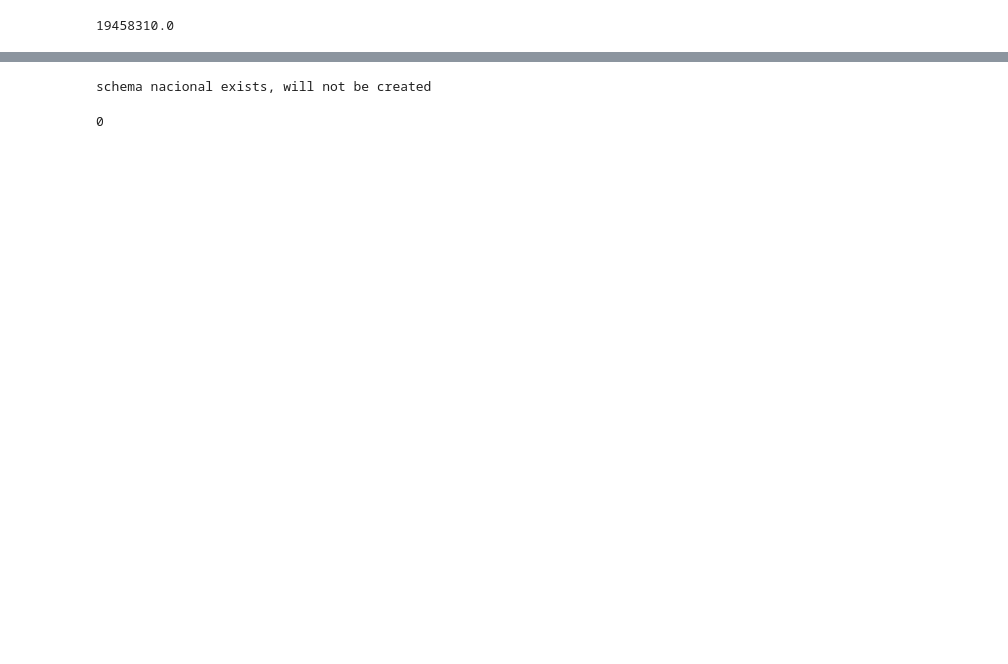
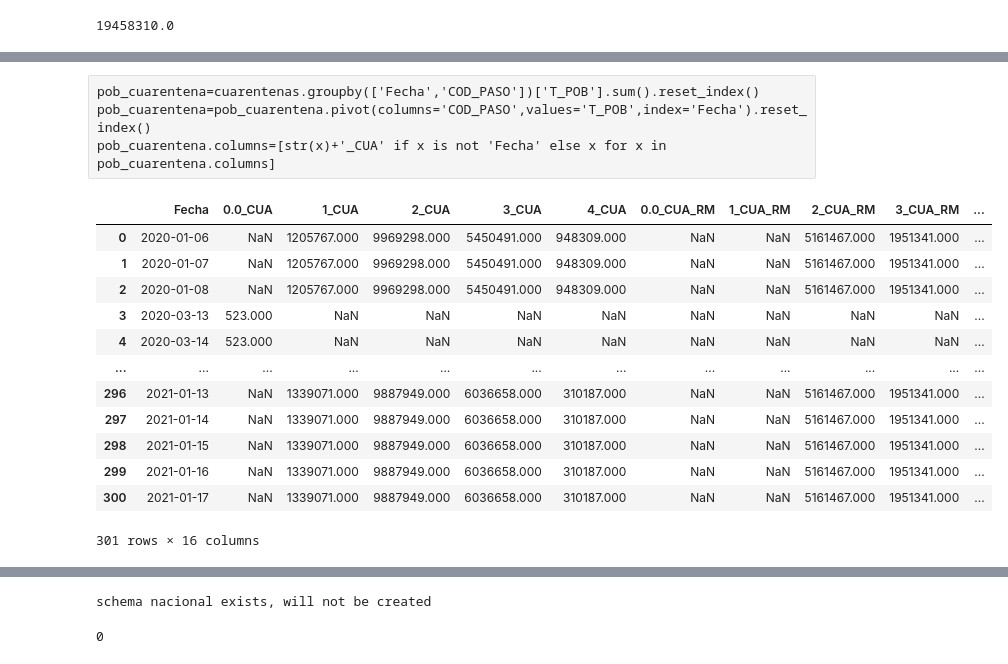
Before and after one commit to panchohumeres/dynamo-covid, a Jupyter notebook: ETL/consolidado_nacional.ipynb, the cells around one changed output, grey strips where cells are left out. Drawn from its saved outputs; the diff is of its cells as text; code cells hidden in the pictures; blank space fills up the shorter version.

```diff
--- a/ETL/consolidado_nacional.ipynb
+++ b/ETL/consolidado_nacional.ipynb
@@ -183,0 +221,5 @@ minsal=minsal.merge(arm,how='left',on='Fecha').merge(nrm,how='left',on='Fecha').
+# %%
+#cuarentenas
+s="cuarentenas"
+n="cuarentenas"
+cuarentenas=pd.read_sql_table(n, con=cnx,schema=s)
@@ -184,3 +242,33 @@ minsal=minsal.merge(arm,how='left',on='Fecha').merge(nrm,how='left',on='Fecha').
+# %% [raw]
+pob_cuarentena=cuarentenas.groupby(['Fecha','COD_PASO'])['T_POB'].sum().reset_index()
+pob_cuarentena=pob_cuarentena.pivot(columns='COD_PASO',values='T_POB',index='Fecha').reset_index()
+pob_cuarentena.columns=[str(x)+'_CUA' if x is not 'Fecha' else x for x in pob_cuarentena.columns]
+# %%
+pob_cuarentena_rm=cuarentenas[cuarentenas['REG']=='Metropolitana de Santiago'].groupby(['Fecha','COD_PASO'])['T_POB'].sum().reset_index()
+pob_cuarentena_rm=pob_cuarentena_rm.pivot(columns='COD_PASO',values='T_POB',index='Fecha').reset_index()
+pob_cuarentena_rm.columns=[str(x)+'_CUA_RM' if x is not 'Fecha' else x for x in pob_cuarentena_rm.columns]
+# %%
+pob_cuarentena_rCH=cuarentenas[cuarentenas['REG']!='Metropolitana de Santiago'].groupby(['Fecha','COD_PASO'])['T_POB'].sum().reset_index()
+pob_cuarentena_rCH=pob_cuarentena_rCH.pivot(columns='COD_PASO',values='T_POB',index='Fecha').reset_index()
+pob_cuarentena_rCH.columns=[str(x)+'_CUA_RCH' if x is not 'Fecha' else x for x in pob_cuarentena_rCH.columns]
+# %%
+pob_cuarentena=pob_cuarentena.merge(pob_cuarentena_rm,on='Fecha',how='outer').merge(pob_cuarentena_rCH,on='Fecha',how='outer')
+# %%
+pob_cuarentena
+# %% [output]
+|  | Fecha | 0.0_CUA | 1_CUA | 2_CUA | 3_CUA | 4_CUA | 0.0_CUA_RM | 1_CUA_RM | 2_CUA_RM | 3_CUA_RM | ... |
+| 0 | 2020-01-06 | NaN | 1205767.000 | 9969298.000 | 5450491.000 | 948309.000 | NaN | NaN | 5161467.000 | 1951341.000 | ... |
+| 1 | 2020-01-07 | NaN | 1205767.000 | 9969298.000 | 5450491.000 | 948309.000 | NaN | NaN | 5161467.000 | 1951341.000 | ... |
+| 2 | 2020-01-08 | NaN | 1205767.000 | 9969298.000 | 5450491.000 | 948309.000 | NaN | NaN | 5161467.000 | 1951341.000 | ... |
+| 3 | 2020-03-13 | 523.000 | NaN | NaN | NaN | NaN | NaN | NaN | NaN | NaN | ... |
+| 4 | 2020-03-14 | 523.000 | NaN | NaN | NaN | NaN | NaN | NaN | NaN | NaN | ... |
+| ... | ... | ... | ... | ... | ... | ... | ... | ... | ... | ... | ... |
+| 296 | 2021-01-13 | NaN | 1339071.000 | 9887949.000 | 6036658.000 | 310187.000 | NaN | NaN | 5161467.000 | 1951341.000 | ... |
+| 297 | 2021-01-14 | NaN | 1339071.000 | 9887949.000 | 6036658.000 | 310187.000 | NaN | NaN | 5161467.000 | 1951341.000 | ... |
+| 298 | 2021-01-15 | NaN | 1339071.000 | 9887949.000 | 6036658.000 | 310187.000 | NaN | NaN | 5161467.000 | 1951341.000 | ... |
+| 299 | 2021-01-16 | NaN | 1339071.000 | 9887949.000 | 6036658.000 | 310187.000 | NaN | NaN | 5161467.000 | 1951341.000 | ... |
+| 300 | 2021-01-17 | NaN | 1339071.000 | 9887949.000 | 6036658.000 | 310187.000 | NaN | NaN | 5161467.000 | 1951341.000 | ... |
+301 rows × 16 columns
 # %%
 s='@perez'
 n='nacional@perez'
```
Also changed, not shown: parts of 11 cells of this notebook, 2 other files.
